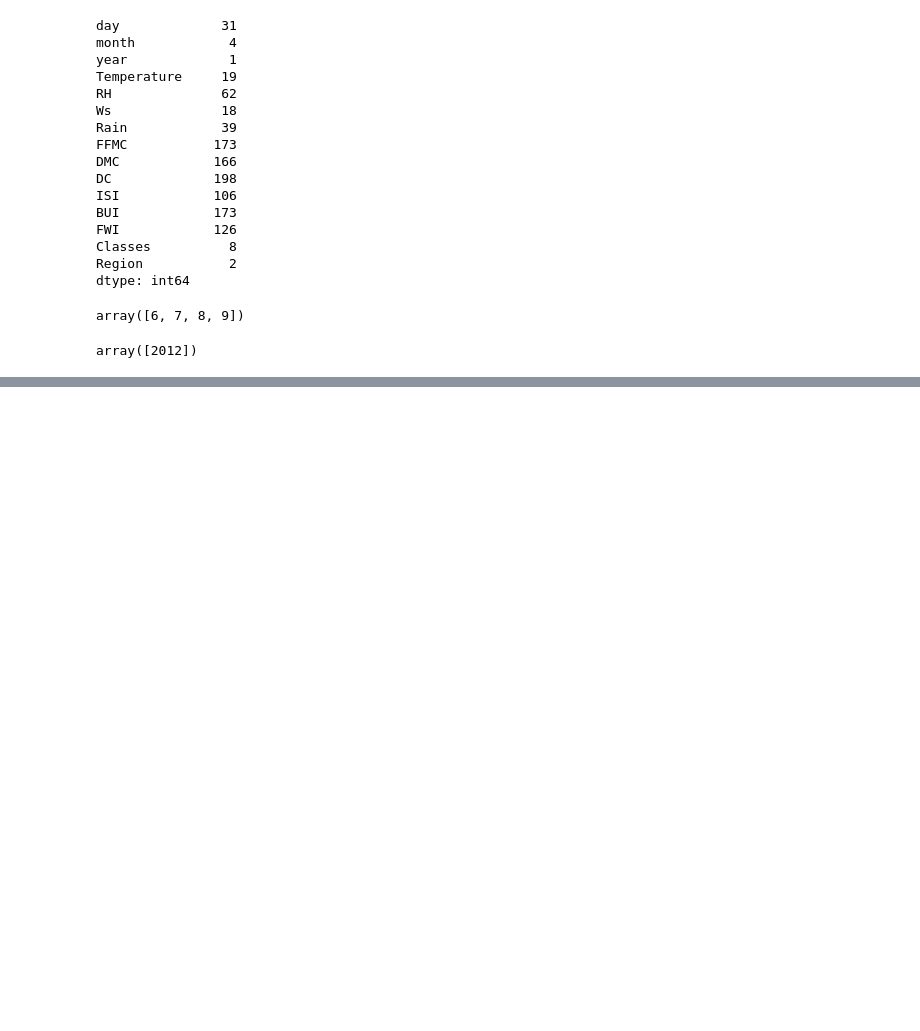
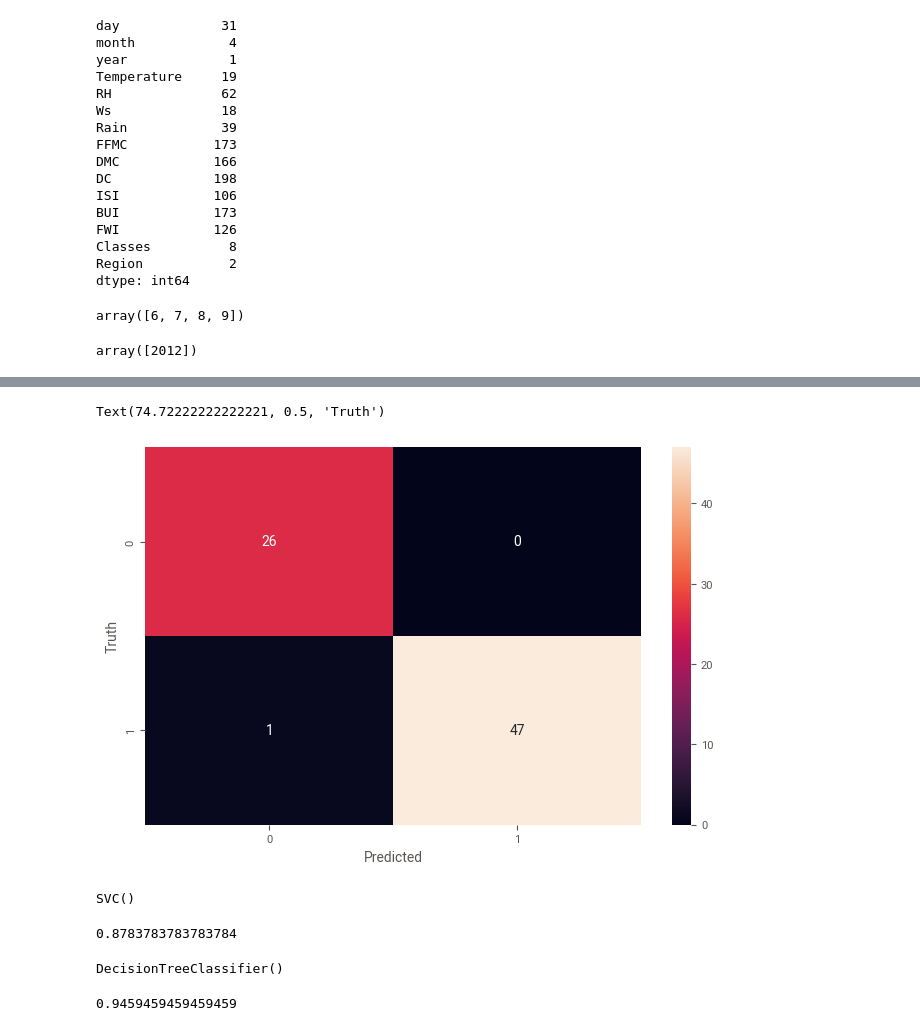
Before and after one commit to AymanMak1/Algerian-Forest-Fires, a Jupyter notebook: project.ipynb, the cells around one changed output, grey strips where cells are left out. Saved outputs shown, nothing was run; the diff lists cells and outputs as text; code cells hidden in the pictures; blank space fills up the shorter version.

```diff
--- a/project.ipynb
+++ b/project.ipynb
@@ -377,0 +420,2 @@ Report SWEETVIZ_REPORT.html was generated! NOTEBOOK/COLAB USERS: the web browser
+# %%
+X_train, X_test, y_train, y_test = train_test_split(X, y, test_size = 0.3) #, random_state = 22
@@ -377,0 +446,4 @@ Report SWEETVIZ_REPORT.html was generated! NOTEBOOK/COLAB USERS: the web browser
+# %%
+from sklearn.ensemble import RandomForestClassifier
+model = RandomForestClassifier()
+model.fit(X_train,y_train)
@@ -377,0 +452,5 @@ Report SWEETVIZ_REPORT.html was generated! NOTEBOOK/COLAB USERS: the web browser
+# %%
+model.fit(X_train,y_train.values.ravel())
+#values will give the values in an array. (shape: (n,1)
+#ravel will convert that array shape to (n, )
+y_train.values.ravel()
@@ -377,0 +470,3 @@ Report SWEETVIZ_REPORT.html was generated! NOTEBOOK/COLAB USERS: the web browser
+# %%
+y_pred = model.predict(X_test)
+cm = confusion_matrix(y_test, y_pred)
@@ -377,0 +485,9 @@ Report SWEETVIZ_REPORT.html was generated! NOTEBOOK/COLAB USERS: the web browser
+# %%
+from sklearn.metrics import confusion_matrix
+plt.figure(figsize=(8,5))
+sns.heatmap(cm,annot=True)
+plt.xlabel('Predicted')
+plt.ylabel('Truth')
+# %% [output]
+Text(74.72222222222221, 0.5, 'Truth')
+[figure, added]
@@ -377,0 +498,20 @@ Report SWEETVIZ_REPORT.html was generated! NOTEBOOK/COLAB USERS: the web browser
+# %%
+from sklearn.svm import SVC
+model2 = SVC()
+model2.fit(X_train,y_train.values.ravel())
+# %% [output]
+SVC()
+# %%
+model2.score(X_test,y_test)
+# %% [output]
+0.8783783783783784
+# %%
+from sklearn import tree
+model3 = tree.DecisionTreeClassifier()
+model3.fit(X_train,y_train.values.ravel())
+# %% [output]
+DecisionTreeClassifier()
+# %%
+model3.score(X_test,y_test)
+# %% [output]
+0.9459459459459459
```
Also changed, not shown: parts of 50 cells of this notebook, 5 other files.
